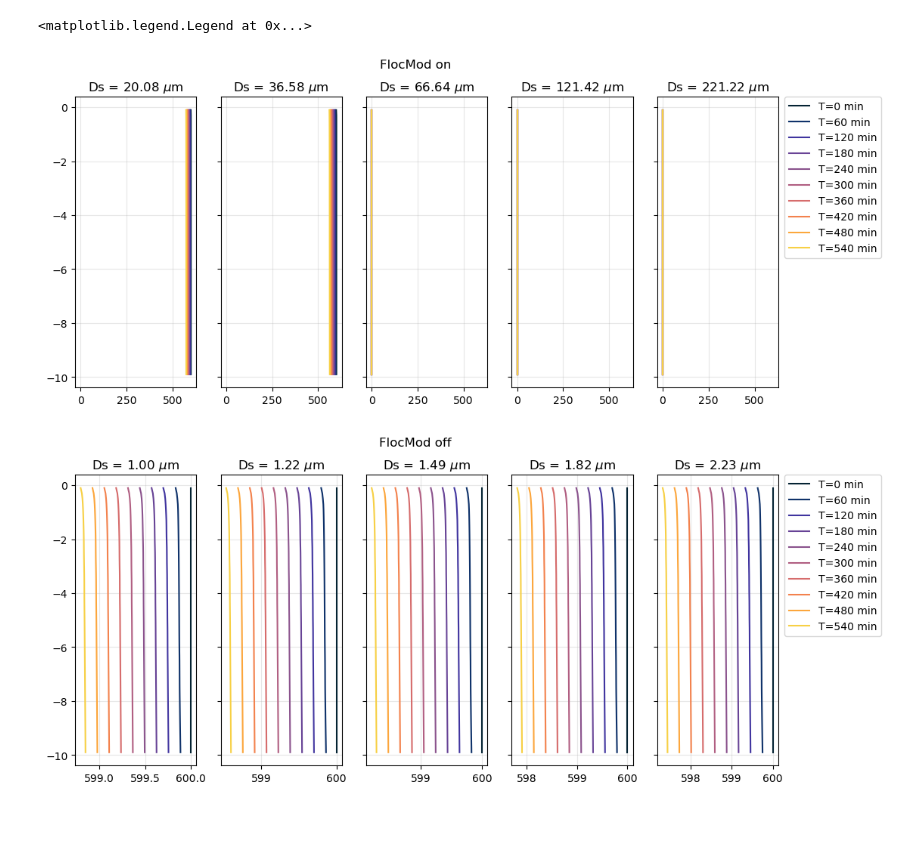
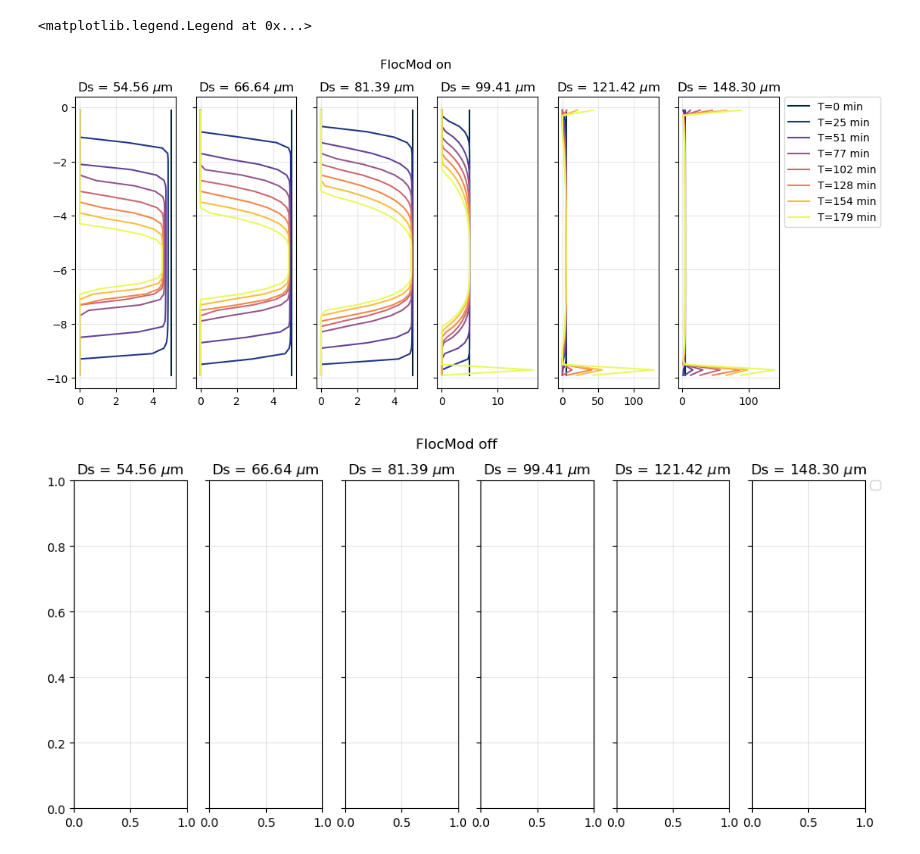
Before and after one commit to sienna-white/enkf_sediment, a Jupyter notebook: plot_sediment.ipynb, the cells around one changed output. Drawn from its saved outputs; the diff is of its cells as text; code cells hidden in the pictures; blank space fills up the shorter version.

```diff
--- a/plot_sediment.ipynb
+++ b/plot_sediment.ipynb
@@ -6,10 +6,10 @@ import pandas as pd
 import cmocean as cmo
 
 
-ds = xr.open_dataset("hydro_FlocOn.nc")
+ds = xr.open_dataset("hydro_FlocOn.nc", decode_times=False)
 print(ds)
 
-ds2 = xr.open_dataset("hydro_FlocOff.nc")
+ds2 = xr.open_dataset("hydro_FlocOff.nc", decode_times=False)
 
 nt = len(ds.time) - 1
 # %% [output]
@@ -41,37 +35,44 @@ To opt-in to future behavior, set `decode_timedelta=False`.
 # %%
 
-fig, axs = plt.subplots(nrows=1, ncols=5, figsize=(12, 5), sharex=True, sharey=True)
+fig, axs = plt.subplots(nrows=1, ncols=6, figsize=(12, 5), sharex=False, sharey=True)
 axs = axs.flatten()
 plt.suptitle("FlocMod on")
 
-for t in range(3, nt, nt//10):
-    for i, d in enumerate(range(15,30,3)):
+
+fig2, axs2 = plt.subplots(nrows=1, ncols=6, figsize=(12, 5), sharex=False, sharey=True)
+plt.suptitle("FlocMod off")
+
+fig3 = plt.figure(figsize=(2, 5))
+ax3 = plt.gca()
+
+ST = 20
+for t in range(0, nt, nt//7):
+    for i, d in enumerate(range(ST,ST+6,1)):
         # i = i*4
+        color = cmo.cm.thermal(t/nt)
         # var = ds.Kz.isel(time=t)
+        var = ds.Kq.isel(time=t)
+        ax3.plot(var, -ds.z, color=color, label="T=%d min" % (t*10/60))
+
+
         var = ds.ssc.isel(time=t).isel(Ds=d)
-        h= axs[i].plot(var, -ds.z, color=cmo.cm.thermal(t/nt), label="T=%d min" % (t*10/60))
+        # print(var.values)
+        h= axs[i].plot(var, -ds.z, color=color, label="T=%d min" % (t*10/60))
         axs[i].grid(alpha=0.3)
-        # axs[i].set_xlim(0.9e6, 1.01e6)
+        axs2[i].grid(alpha=0.3)
+
         axs[i].set_title("Ds = %.2f $\mu$m" % (ds.Ds.isel(Ds=d).values*1e6))
+        axs2[i].set_title("Ds = %.2f $\mu$m" % (ds.Ds.isel(Ds=d).values*1e6))
 
+        # var = ds2.ssc.isel(time=t).isel(Ds=d)
+        # h= axs2[i].plot(var, -ds.z, color=color, label="T=%d min" % (t*10/60))
     # print(var.values)
 axs[-1].legend(bbox_to_anchor=(1.05, 1), loc='upper left', borderaxespad=0. )
 
-fig, axs = plt.subplots(nrows=1, ncols=5, figsize=(12, 5), sharex=False, sharey=True)
-axs = axs.flatten()
-plt.suptitle("FlocMod off")
 
-for t in range(0, nt, nt//10):
-    for i in range(5):
-        # var = ds.Kz.isel(time=12)
-        var = ds2.ssc.isel(time=t).isel(Ds=i)
-        axs[i].plot(var, -ds.z, color=cmo.cm.thermal(t/nt), label="T=%d min" % (t*10/60))
-        # axs[i].plot(ds.ssc.isel(time=400).isel(Ds=i), ds.z)
-        axs[i].grid(alpha=0.3)
-        axs[i].set_title("Ds = %.2f $\mu$m" % (ds.Ds.isel(Ds=i).values*1e6))
-    # print(var.values)
-axs[-1].legend(bbox_to_anchor=(1.05, 1), loc='upper left', borderaxespad=0. )
+
+axs2[-1].legend(bbox_to_anchor=(1.05, 1), loc='upper left', borderaxespad=0. )
 # %% [output]
 <matplotlib.legend.Legend at 0x...>
-[figure, old version]
+[figure, new version]
-[figure, old version]
+[figure, new version]
```
Also changed, not shown: parts of 4 cells of this notebook, 2 other files.
